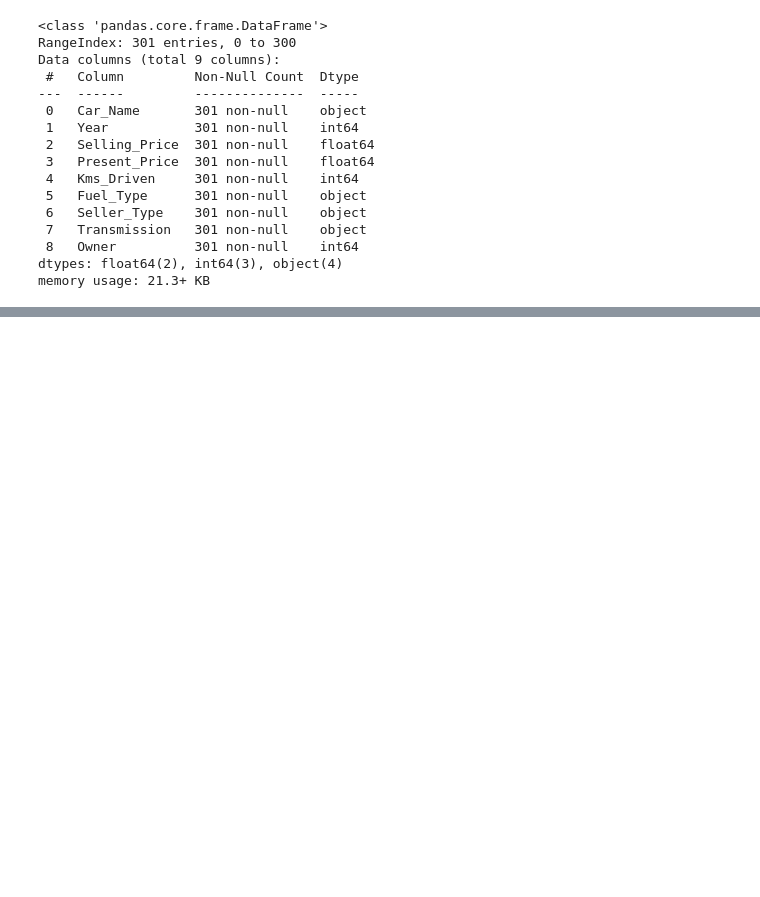
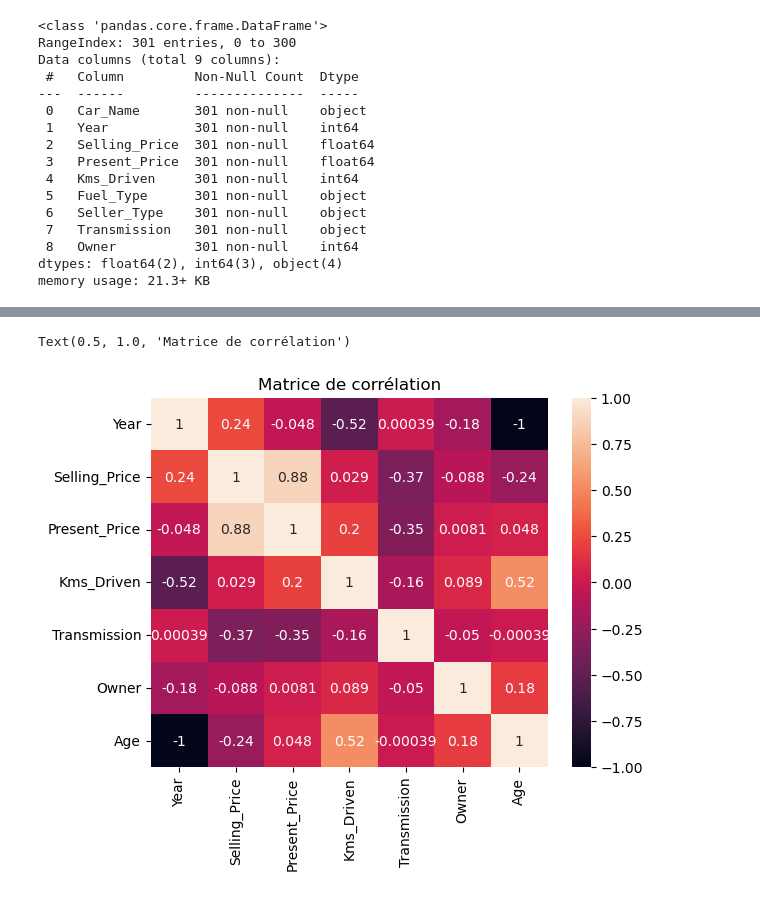
Before and after one commit to brusadelli-luca/NewCar, a Jupyter notebook: main.ipynb, the cells around one changed output, grey strips where cells are left out. Saved outputs shown, nothing was run; the diff lists cells and outputs as text; code cells hidden in the pictures; blank space fills up the shorter version.

```diff
--- a/main.ipynb
+++ b/main.ipynb
@@ -84,0 +148,7 @@ msno.matrix(df)
+# %%
+sns.heatmap(df.corr(), annot = True)
+plt.title('Matrice de corrélation')
+#RELATION ENTRE AGE ET PRIX DE VENTE FAIBLE => 0,25
+# %% [output]
+Text(0.5, 1.0, 'Matrice de corrélation')
+[figure, added]
```
Also changed, not shown: parts of 83 cells of this notebook.
